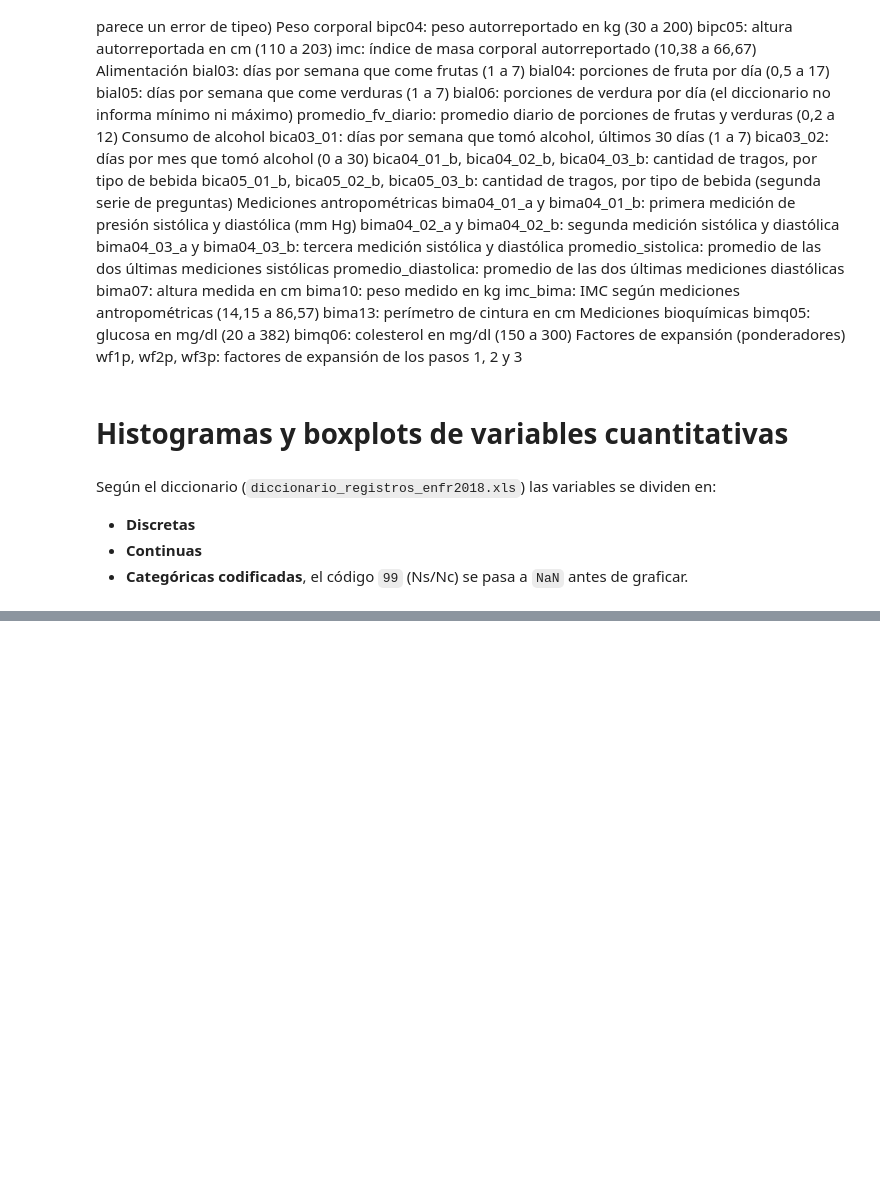
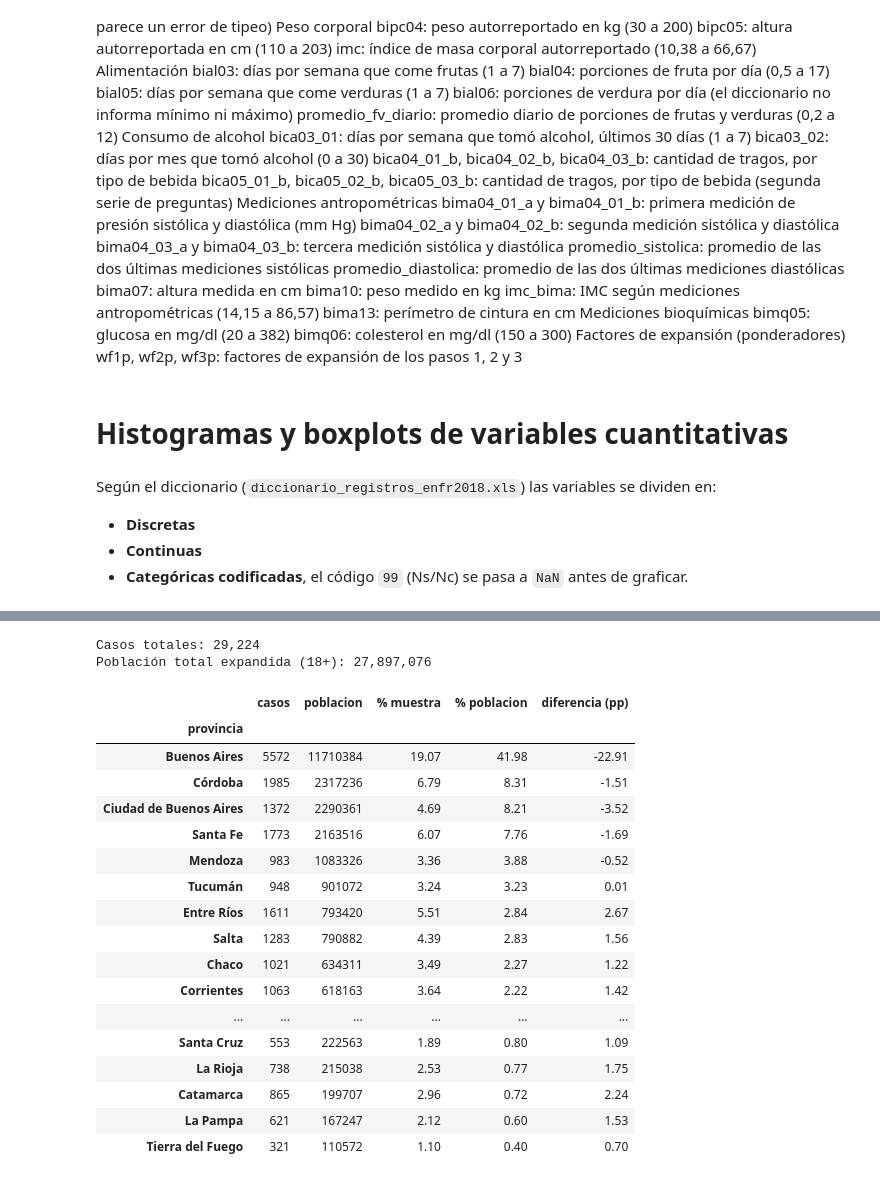
Before and after one commit to fausmurgades/Fundamentos-De-La-Ciencia-De-Datos-TP-Especial, a Jupyter notebook: entrega.ipynb, the cells around one changed output, grey strips where cells are left out. Cells and saved outputs as stored; diff of their text form; code cells hidden in the pictures; blank space fills up the shorter version.

```diff
--- a/entrega.ipynb
+++ b/entrega.ipynb
@@ -952,0 +966,52 @@ for titulo, variables in vars_codificadas.items():
+# %%
+import numpy as np
+import matplotlib.pyplot as plt
+from scipy.stats import chisquare
+
+provincias = {
+    2: "Ciudad de Buenos Aires", 6: "Buenos Aires", 10: "Catamarca", 14: "Córdoba",
+    18: "Corrientes", 22: "Chaco", 26: "Chubut", 30: "Entre Ríos", 34: "Formosa",
+    38: "Jujuy", 42: "La Pampa", 46: "La Rioja", 50: "Mendoza", 54: "Misiones",
+    58: "Neuquén", 62: "Río Negro", 66: "Salta", 70: "San Juan", 74: "San Luis",
+    78: "Santa Cruz", 82: "Santa Fe", 86: "Santiago del Estero", 90: "Tucumán",
+    94: "Tierra del Fuego",
+}
+
+df_prov = raw_data[["id", "cod_provincia", "wf1p"]].copy()
+df_prov["provincia"] = df_prov["cod_provincia"].map(provincias)
+assert df_prov["provincia"].notna().all(), "Hay códigos de provincia no reconocidos"
+
+# Casos en la muestra vs población (suma de wf1p = población proyectada de 18+ por provincia, INDEC 2018)
+resumen_provincia = df_prov.groupby("provincia").agg(
+    casos=("id", "count"),
+    poblacion=("wf1p", "sum"),
+)
+resumen_provincia["% muestra"] = resumen_provincia["casos"] / resumen_provincia["casos"].sum() * 100
+resumen_provincia["% poblacion"] = resumen_provincia["poblacion"] / resumen_provincia["poblacion"].sum() * 100
+resumen_provincia["diferencia (pp)"] = resumen_provincia["% muestra"] - resumen_provincia["% poblacion"]
+resumen_provincia = resumen_provincia.sort_values("% poblacion", ascending=False)
+
+print(f"Casos totales: {resumen_provincia['casos'].sum():,}")
+print(f"Población total expandida (18+): {resumen_provincia['poblacion'].sum():,.0f}")
+resumen_provincia.round(2)
+# %% [output]
+Casos totales: 29,224
+Población total expandida (18+): 27,897,076
+|  | casos | poblacion | % muestra | % poblacion | diferencia (pp) |
+| provincia |  |  |  |  |  |
+| Buenos Aires | 5572 | 11710384 | 19.07 | 41.98 | -22.91 |
+| Córdoba | 1985 | 2317236 | 6.79 | 8.31 | -1.51 |
+| Ciudad de Buenos Aires | 1372 | 2290361 | 4.69 | 8.21 | -3.52 |
+| Santa Fe | 1773 | 2163516 | 6.07 | 7.76 | -1.69 |
+| Mendoza | 983 | 1083326 | 3.36 | 3.88 | -0.52 |
+| Tucumán | 948 | 901072 | 3.24 | 3.23 | 0.01 |
+| Entre Ríos | 1611 | 793420 | 5.51 | 2.84 | 2.67 |
+| Salta | 1283 | 790882 | 4.39 | 2.83 | 1.56 |
+| Chaco | 1021 | 634311 | 3.49 | 2.27 | 1.22 |
+| Corrientes | 1063 | 618163 | 3.64 | 2.22 | 1.42 |
+| ... | ... | ... | ... | ... | ... |
+| Santa Cruz | 553 | 222563 | 1.89 | 0.80 | 1.09 |
+| La Rioja | 738 | 215038 | 2.53 | 0.77 | 1.75 |
+| Catamarca | 865 | 199707 | 2.96 | 0.72 | 2.24 |
+| La Pampa | 621 | 167247 | 2.12 | 0.60 | 1.53 |
+| Tierra del Fuego | 321 | 110572 | 1.10 | 0.40 | 0.70 |
```
Also changed, not shown: parts of 23 cells of this notebook, 2 other files.
